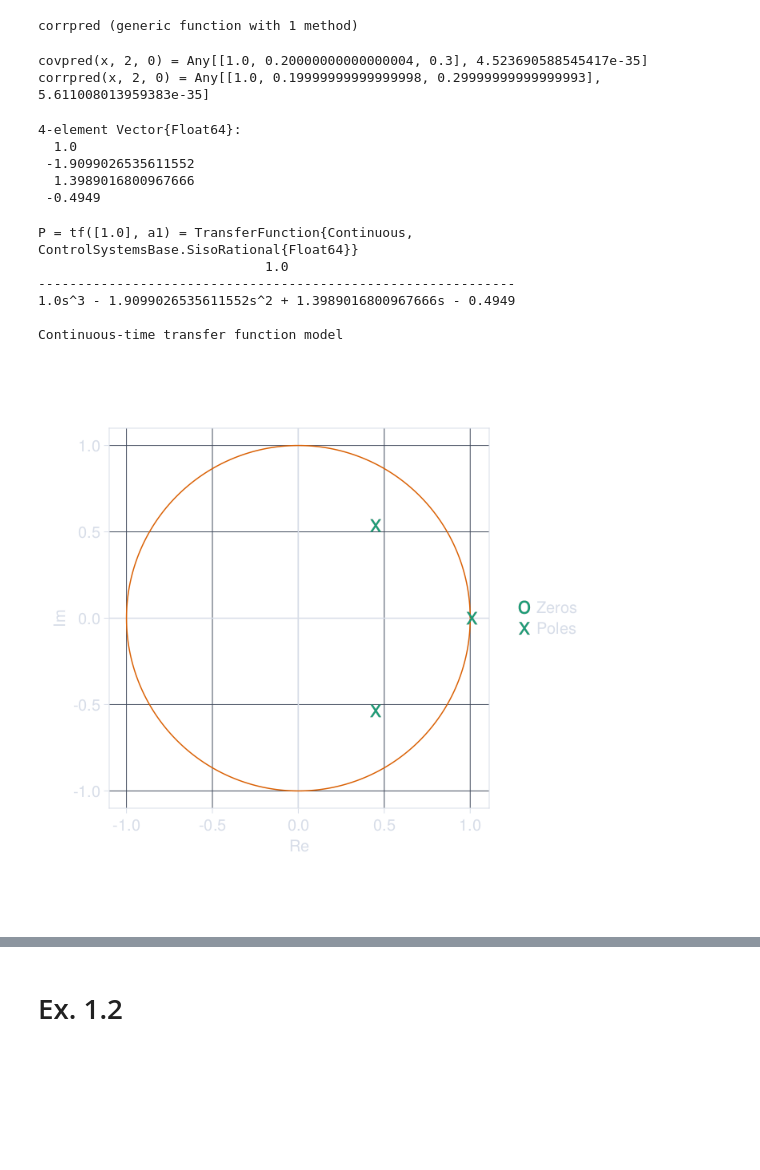
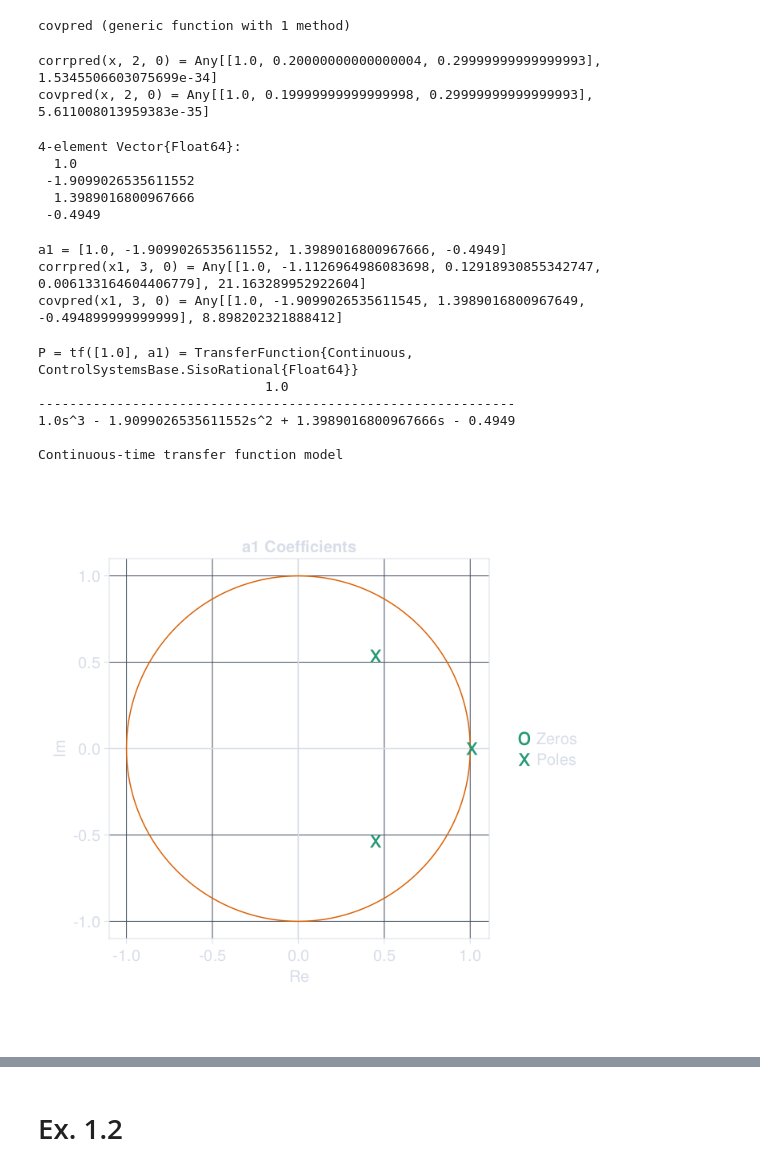
Before and after one commit to simonabj/Studies, a Jupyter notebook: IN5340/Project5/code.ipynb, the cells around one changed output, grey strips where cells are left out. Drawn from its saved outputs; the diff is of its cells as text; code cells hidden in the pictures; blank space fills up the shorter version.

```diff
--- a/IN5340/Project5/code.ipynb
+++ b/IN5340/Project5/code.ipynb
@@ -37,40 +37,62 @@ set_theme!(Theme(
     )
 ))
 # %%
-function covpred(x, p, r)
+# function covpred(x, p, r)
+#     N = length(x)
+#     X = zeros(N+p, p)
+#     for i=1:p
+#         X[i:i+N-1,i] = x
+#     end
+#     X = X[p:N-1,:]
+#     b = x[p+1:N]
+#     a = [1; -X \ b]
+#     err = mean((x - filt(1.0, a, [1; zeros(N-1)])).^2)
+#     return [a, err]
+# end
+
+# function corrpred(x, p, r)
+#     N = length(x)
+#     X = zeros(N+p, p+1)
+#     for i=1:p+1
+#         X[i:i+N-1,i] = x
+#     end
+#     a =  X \ [x[1]; zeros(N+p-1)]
+#     err = mean((x - filt(1.0, a, [1; zeros(N-1)])).^2)
+#     return [a, err]
+# end
+function corrpred(x, p, r)
     N = length(x)
-    X = zeros(N+p, p+1)
-    for i=1:p+1
+    X = zeros(N+p, p)
+    for i=1:p
         X[i:i+N-1,i] = x
     end
-    b = [x[1]; zeros(N+p-1)]
-    a = X \ b
+    b = [zeros(p);x]
+    a = [1; vec(reverse(-X \ b))]
     err = mean((x - filt(1.0, a, [1; zeros(N-1)])).^2)
     return [a, err]
 end
 
-function corrpred(x, p, r)
-    p = p-1
+function covpred(x, p, r)
     N = length(x)
-    X = zeros(N+p, p+1)
-    for i=1:p+1
+    X = zeros(N+p, p)
+    for i=1:p
         X[i:i+N-1,i] = x
     end
-    X = X[p+1:N-1,:]
-    b = x[p+2:N]
+    X = X[p:N-1,:]
+    b = x[p+1:N]
     a = [ 1; -X \ b ]
     err = mean((x - filt(1.0, a, [1; zeros(N-1)])).^2)
     return [a, err]
 end
 # %% [output]
-corrpred (generic function with 1 method)
+covpred (generic function with 1 method)
 # %%
 x = filt(1.0, [1,0.2,0.3], [1; zeros(100)])
+@show corrpred(x, 2, 0);
 @show covpred(x, 2, 0);
-@show corrpred(x, 2, 0);
 # %% [output]
-covpred(x, 2, 0) = Any[[1.0, 0.20000000000000004, 0.3], 4.523690588545417e-35]
-corrpred(x, 2, 0) = Any[[1.0, 0.19999999999999998, 0.29999999999999993], 5.611008013959383e-35]
+corrpred(x, 2, 0) = Any[[1.0, 0.20000000000000004, 0.29999999999999993], 1.5345506603075699e-34]
+covpred(x, 2, 0) = Any[[1.0, 0.19999999999999998, 0.29999999999999993], 5.611008013959383e-35]
 # %%
 ARdata = matread("ARdata.mat")
 x1 = ARdata["y1"]
@@ -83,6 +105,14 @@ a1 = vec(real(ARdata["a1"]))
  -1.9099026535611552
   1.3989016800967666
  -0.4949
+# %%
+@show a1
+@show corrpred(x1, 3, 0);
+@show covpred(x1, 3, 0);
+# %% [output]
+a1 = [1.0, -1.9099026535611552, 1.3989016800967666, -0.4949]
+corrpred(x1, 3, 0) = Any[[1.0, -1.1126964986083698, 0.12918930855342747, 0.006133164604406779], 21.163289952922604]
+covpred(x1, 3, 0) = Any[[1.0, -1.9099026535611545, 1.3989016800967649, -0.494899999999999], 8.898202321888412]
 # %%
 @show P = tf([1.0], a1)
 
@@ -90,35 +120,35 @@ function ucircle!(ax::Axis; color=cscheme[1], zero_splines=true)
     if zero_splines
         vlines!(ax, 0, color=fg)
         hlines!(ax, 0, color=fg)
     end
     unit_circle = exp.(1im*(0:0.01:2π))
     lines!(ax, real(unit_circle), imag(unit_circle), color=cscheme[2])
 end
 
 function zplane!(ax::Axis, sys::LTISystem; color=cscheme[1], markersize=30)
     z = tzeros(sys)
     p = poles(sys)
     return [
         scatter!(ax, real(z), imag(z), marker='o', color=color, markersize=markersize),
         scatter!(ax, real(p), imag(p), marker='x', color=color, markersize=markersize)
     ]
 end
 
 F = Figure(backgroundcolor=bg, resolution=(700,700))
-ax = Axis(F[1,1], aspect=AxisAspect(1), xlabel="Re", ylabel="Im")
+ax = Axis(F[1,1], aspect=AxisAspect(1), xlabel="Re", ylabel="Im", title="a1 Coefficients")
 ucircle!(ax)
 sc_z, sc_p = zplane!(ax, P)
 Legend(F[1,2], [sc_z, sc_p], ["Zeros", "Poles"])
 save("1.pdf", F)
 F
 # %% [output]
 P = tf([1.0], a1) = TransferFunction{Continuous, ControlSystemsBase.SisoRational{Float64}}
                              1.0
 -------------------------------------------------------------
 1.0s^3 - 1.9099026535611552s^2 + 1.3989016800967666s - 0.4949
 
 Continuous-time transfer function model
-[figure, old version]
+[figure, new version]
 # %%
 @show a1_corr, err1_corr = corrpred(x1, 3, 1)
 @show a1_cov, err1_cov   = covpred(x1, 3, 1)
```
Also changed, not shown: parts of 7 cells of this notebook, 11 other files.
